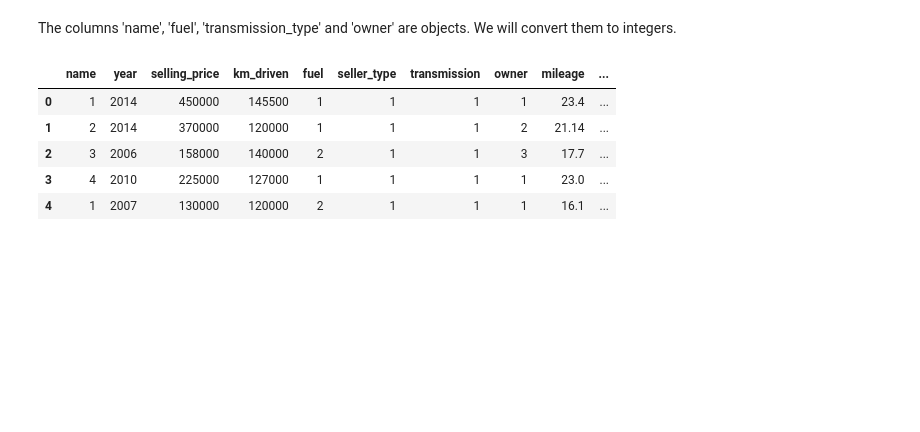
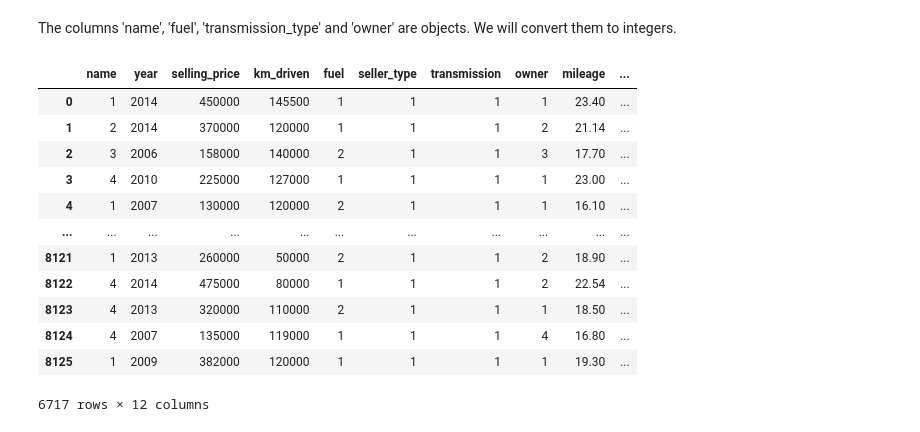
Before and after one commit to ibshafique/mlops_with_poridhi, a Jupyter notebook: prerequisite_projects/Car_Price/car_price.ipynb, the cells around one changed output. Cells and saved outputs as stored; diff of their text form; code cells hidden in the pictures; blank space fills up the shorter version.

```diff
--- a/prerequisite_projects/Car_Price/car_price.ipynb
+++ b/prerequisite_projects/Car_Price/car_price.ipynb
@@ -88,9 +88,14 @@ iii. engine
 iv. max_power
 # %%
 train_df['name'] = train_df['name'].str.split(' ').str[0]
-train_df['mileage'] = train_df['mileage'].str.split(' ').str[0]
-train_df['engine'] = train_df['engine'].str.split(' ').str[0]
+train_df['mileage'] = train_df['mileage'].str.split(' ').str[0].astype(float)
+train_df['engine'] = train_df['engine'].str.split(' ').str[0].astype(float)
 train_df['max_power'] = train_df['max_power'].str.split(' ').str[0]
+
+#there was a non-numerical value in the 'max_power' column, so removed that with:
+train_df['max_power'] = pd.to_numeric(train_df['max_power'], errors='coerce')
+train_df.dropna(inplace=True)
+
 train_df.head()
 train_df.info()
 # %% [output]
@@ -150,11 +155,18 @@ train_df['fuel'] = train_df['fuel'].replace({'Diesel': 1, 'Petrol': 2, 'LPG': 3,
 
 train_df['owner'] = train_df['owner'].replace({'First Owner': 1, 'Second Owner': 2, 'Third Owner': 3, 'Fourth & Above Owner': 4, 'Test Drive Car': 5})
 # %%
-train_df.head()
+train_df
 # %% [output]
 |  | name | year | selling_price | km_driven | fuel | seller_type | transmission | owner | mileage | ... |
-| 0 | 1 | 2014 | 450000 | 145500 | 1 | 1 | 1 | 1 | 23.4 | ... |
+| 0 | 1 | 2014 | 450000 | 145500 | 1 | 1 | 1 | 1 | 23.40 | ... |
 | 1 | 2 | 2014 | 370000 | 120000 | 1 | 1 | 1 | 2 | 21.14 | ... |
-| 2 | 3 | 2006 | 158000 | 140000 | 2 | 1 | 1 | 3 | 17.7 | ... |
-| 3 | 4 | 2010 | 225000 | 127000 | 1 | 1 | 1 | 1 | 23.0 | ... |
-| 4 | 1 | 2007 | 130000 | 120000 | 2 | 1 | 1 | 1 | 16.1 | ... |
+| 2 | 3 | 2006 | 158000 | 140000 | 2 | 1 | 1 | 3 | 17.70 | ... |
+| 3 | 4 | 2010 | 225000 | 127000 | 1 | 1 | 1 | 1 | 23.00 | ... |
+| 4 | 1 | 2007 | 130000 | 120000 | 2 | 1 | 1 | 1 | 16.10 | ... |
+| ... | ... | ... | ... | ... | ... | ... | ... | ... | ... | ... |
+| 8121 | 1 | 2013 | 260000 | 50000 | 2 | 1 | 1 | 2 | 18.90 | ... |
+| 8122 | 4 | 2014 | 475000 | 80000 | 1 | 1 | 1 | 2 | 22.54 | ... |
+| 8123 | 4 | 2013 | 320000 | 110000 | 2 | 1 | 1 | 1 | 18.50 | ... |
+| 8124 | 4 | 2007 | 135000 | 119000 | 1 | 1 | 1 | 4 | 16.80 | ... |
+| 8125 | 1 | 2009 | 382000 | 120000 | 1 | 1 | 1 | 1 | 19.30 | ... |
+6717 rows × 12 columns
```
Also changed, not shown: parts of 6 cells of this notebook.
